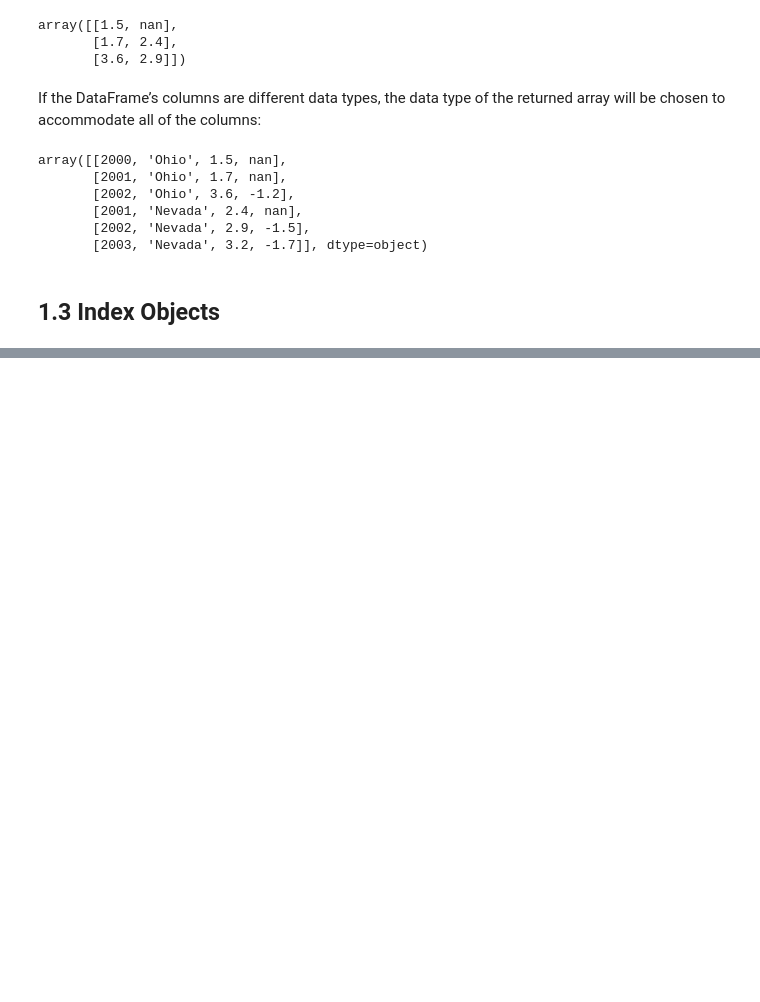
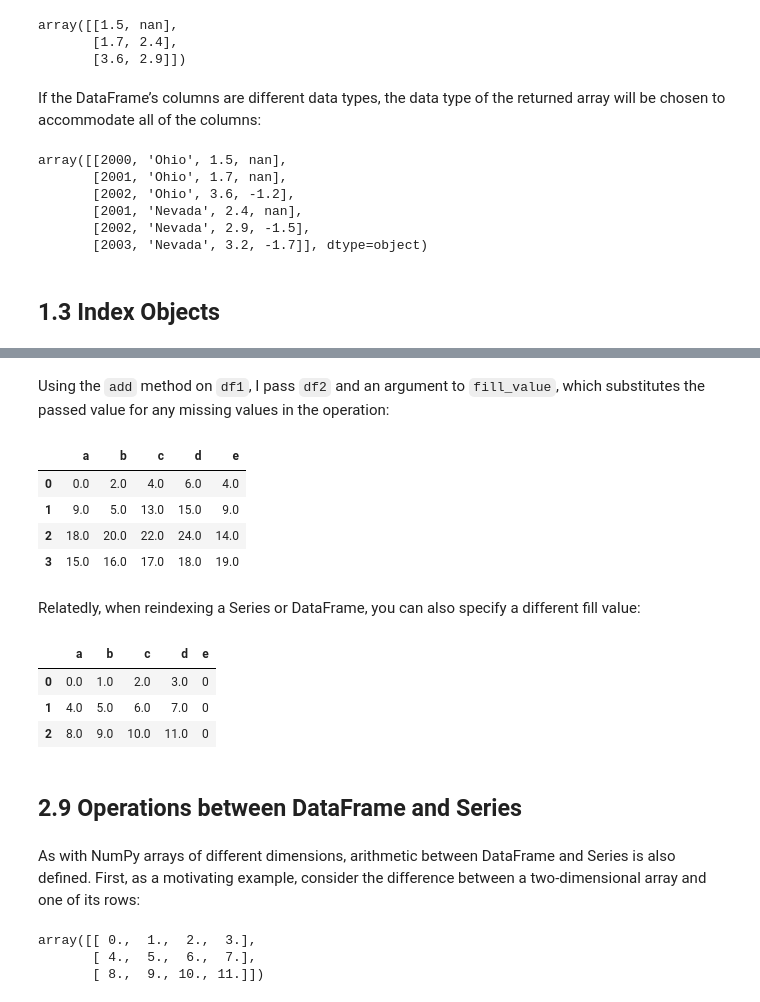
Before and after one commit to Xun-Du/Data-Analyst, a Jupyter notebook: Python-for-Data-Analysis/ch05_Getting-Started-with-Pandas.ipynb, the cells around one changed output, grey strips where cells are left out. Drawn from its saved outputs; the diff is of its cells as text; code cells hidden in the pictures; blank space fills up the shorter version.

```diff
--- a/Python-for-Data-Analysis/ch05_Getting-Started-with-Pandas.ipynb
+++ b/Python-for-Data-Analysis/ch05_Getting-Started-with-Pandas.ipynb
@@ -473,0 +1196,31 @@ array([[2000, 'Ohio', 1.5, nan],
+# %% [markdown]
+Using the `add` method on `df1`, I pass `df2` and an argument to `fill_value`, which substitutes the passed value for any missing values in the operation:
+# %%
+df1.add(df2, fill_value=0)
+# %% [output]
+|  | a | b | c | d | e |
+| 0 | 0.0 | 2.0 | 4.0 | 6.0 | 4.0 |
+| 1 | 9.0 | 5.0 | 13.0 | 15.0 | 9.0 |
+| 2 | 18.0 | 20.0 | 22.0 | 24.0 | 14.0 |
+| 3 | 15.0 | 16.0 | 17.0 | 18.0 | 19.0 |
+# %% [markdown]
+Relatedly, when reindexing a Series or DataFrame, you can also specify a different fill value:
+# %%
+df1.reindex(columns=df2.columns, fill_value=0)
+# %% [output]
+|  | a | b | c | d | e |
+| 0 | 0.0 | 1.0 | 2.0 | 3.0 | 0 |
+| 1 | 4.0 | 5.0 | 6.0 | 7.0 | 0 |
+| 2 | 8.0 | 9.0 | 10.0 | 11.0 | 0 |
+# %% [markdown]
+## 2.9 Operations between DataFrame and Series
+# %% [markdown]
+As with NumPy arrays of different dimensions, arithmetic between DataFrame and Series is also defined. First, as a motivating example, consider the difference between a two-dimensional array and one of its rows:
+# %%
+arr = np.arange(12.).reshape((3, 4))
+
+arr
+# %% [output]
+array([[ 0.,  1.,  2.,  3.],
+       [ 4.,  5.,  6.,  7.],
+       [ 8.,  9., 10., 11.]])
```
Also changed, not shown: parts of 239 cells of this notebook.
